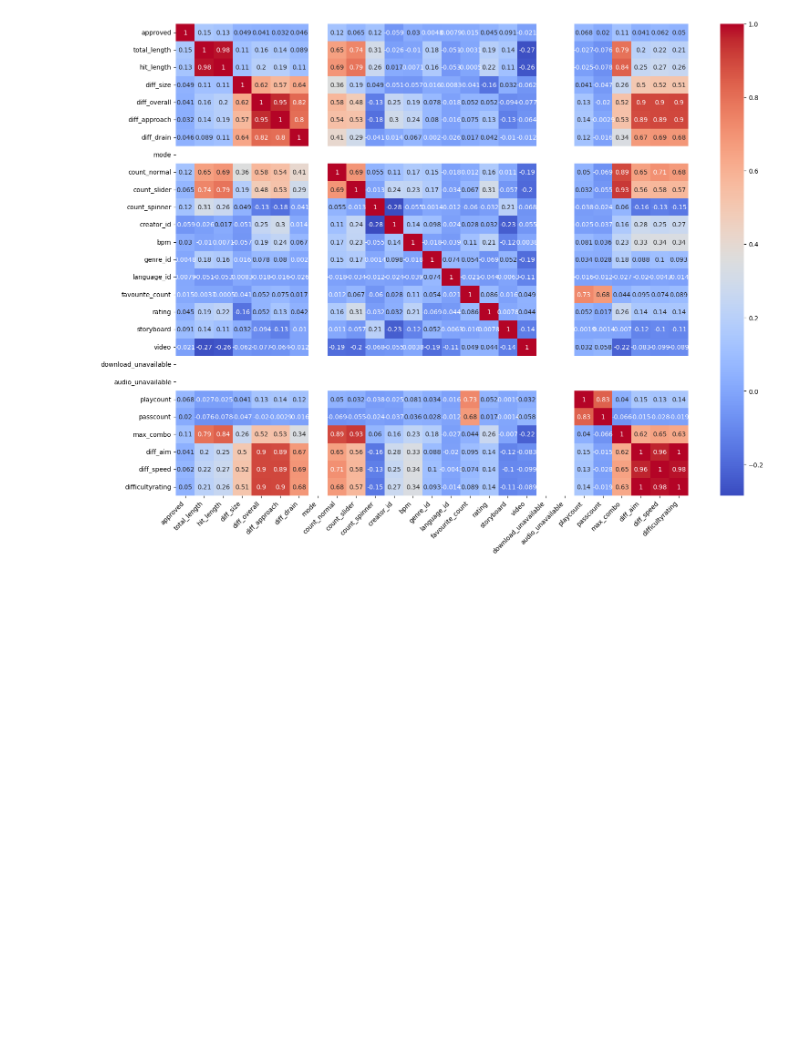
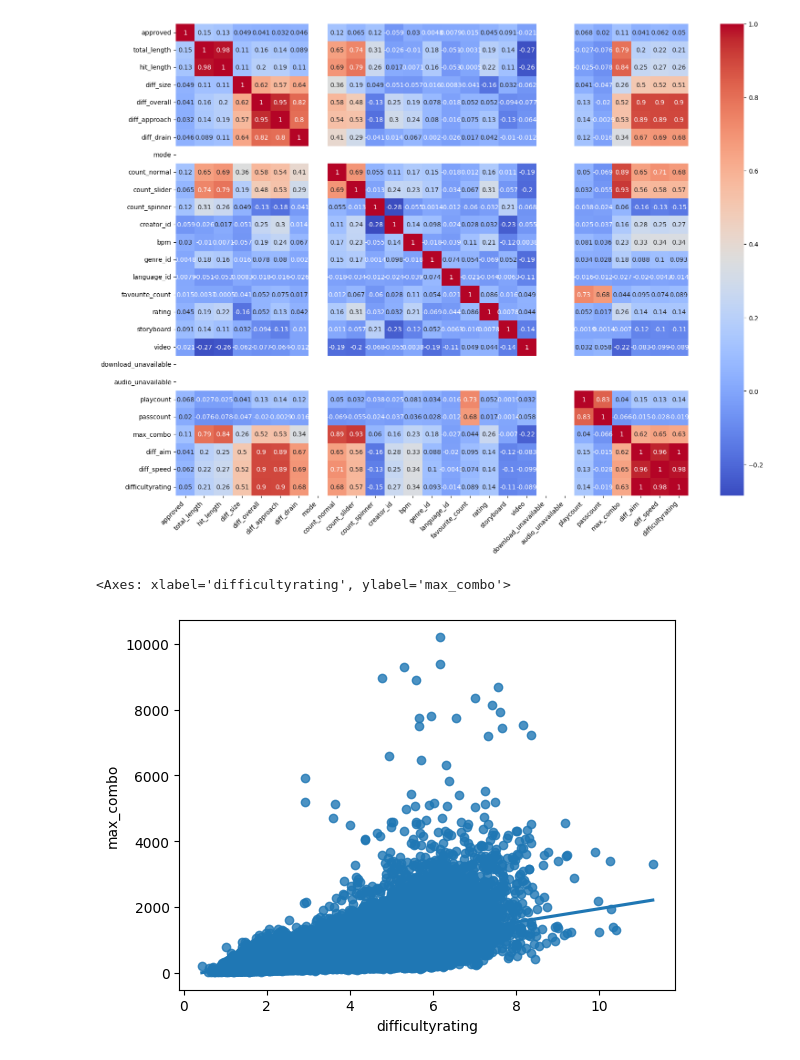
Before and after one commit to ClemouDouard/osu_analysis, a Jupyter notebook: notebooks/visualization.ipynb, the cells around one changed output. Cells and saved outputs as stored; diff of their text form; code cells hidden in the pictures; blank space fills up the shorter version.

```diff
--- a/notebooks/visualization.ipynb
+++ b/notebooks/visualization.ipynb
@@ -36,3 +36,8 @@ plt.tight_layout()
 plt.show()
 # %% [output]
 [figure]
+# %%
+sns.regplot(data=df_withdiff, x='difficultyrating', y='max_combo')
+# %% [output]
+<Axes: xlabel='difficultyrating', ylabel='max_combo'>
+[figure, added]
```
Also changed, not shown: parts of 1 cell of this notebook, 1 other file.
